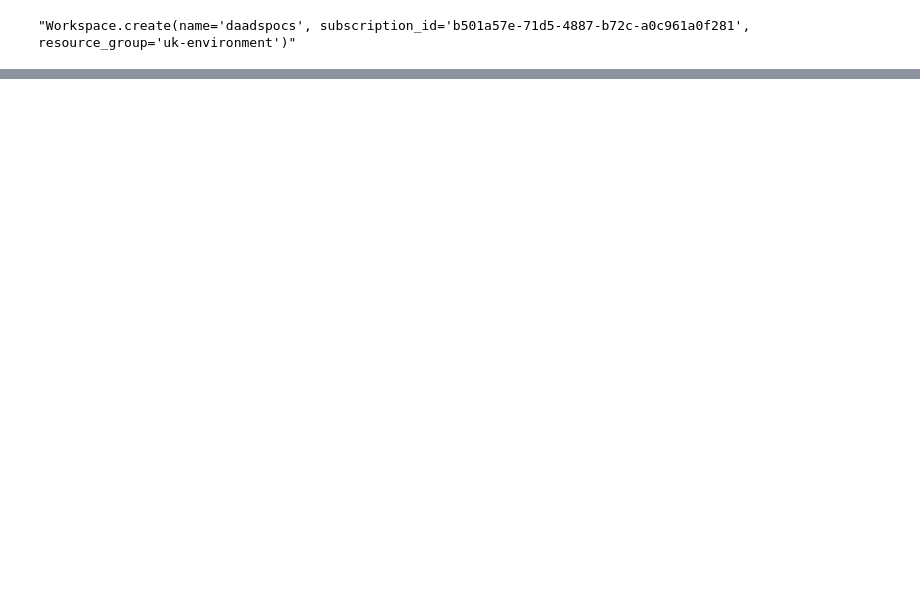
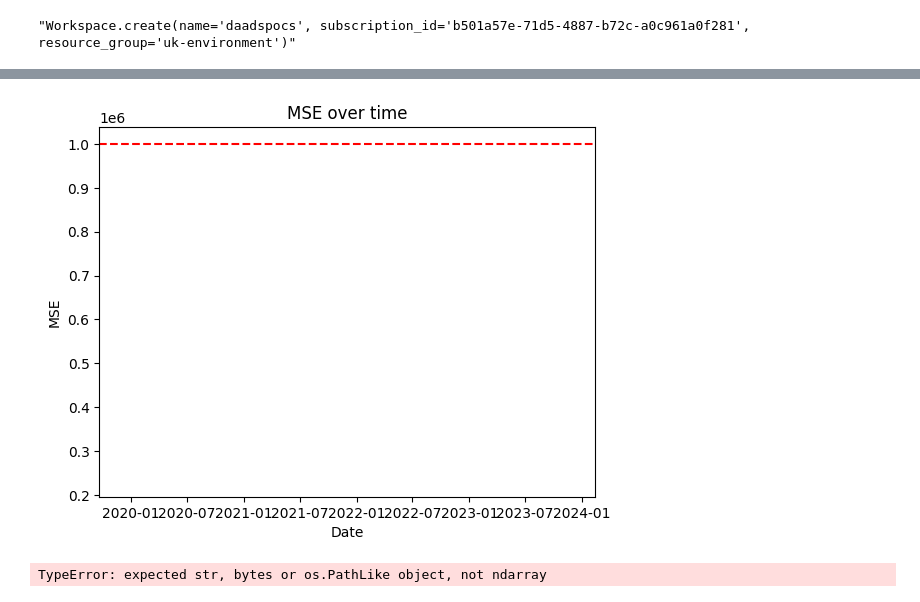
Before and after one commit to samhnatiuk/ftsedemo, a Jupyter notebook: demo.ipynb, the cells around one changed output, grey strips where cells are left out. Cells and saved outputs as stored; diff of their text form; code cells hidden in the pictures; blank space fills up the shorter version.

```diff
--- a/demo.ipynb
+++ b/demo.ipynb
@@ -443,0 +439,4 @@ AttributeError: type object 'MLClient' has no attribute 'from_connection_string'
+# %%
+ws_name = mlclient.workspace_name
+tracking_uri = mlclient.workspaces.get(ws_name).mlflow_tracking_uri
+mlflow.set_tracking_uri(tracking_uri)
@@ -443,0 +522,2 @@ AttributeError: type object 'MLClient' has no attribute 'from_connection_string'
+# %%
+model = mlflow.pyfunc.load_model(f"models:/lstm/Staging")
@@ -443,0 +544,3 @@ AttributeError: type object 'MLClient' has no attribute 'from_connection_string'
+# %%
+newdata = yf.download("^FTSE", start="2021-12-02")
+newdata
@@ -443,0 +565,58 @@ AttributeError: type object 'MLClient' has no attribute 'from_connection_string'
+# %%
+def trigger_retrain(mean_error_threshold: float) -> None:
+
+    mlflow.start_run(run_name="lstm data drift check")
+
+    avg_error = 0
+    list_of_errors = np.array([])
+    list_of_dates = np.array([])
+    threshold_broken = False
+
+    for date, column in newdata.iterrows():
+
+        clear_output(wait=True)
+
+        with mlflow.start_run(nested=True, run_name=date.strftime("%Y-%m-%d")):
+            day_data = column.to_frame().transpose()
+            X, y = day_data.drop('Adj Close', axis=1), day_data[['Adj Close']]
+            y_pred = model.predict(X)
+            error = (y-y_pred) ** 2
+
+            list_of_dates = np.append(list_of_dates, date)
+            list_of_errors = np.append(list_of_errors, error)
+
+            avg_error = np.average(list_of_errors)
+
+            fig, ax = plt.subplots()
+            ax.plot(list_of_dates, list_of_errors)
+            ax.set_title('MSE over time')
+            ax.set_xlabel('Date')
+            ax.set_ylabel('MSE')
+            ax.axhline(mean_error_threshold, color='r', linestyle='--')
+
+            plt.show()
+            mlflow.log_figure(fig, "mse.png")
+            mlflow.log_artifact(np.column_stack((list_of_dates, list_of_errors)), artifact_path='errors')
+
+            mlflow.log_metric("rolling_mse", avg_error)
+
+        if avg_error > mean_error_threshold:
+            threshold_broken = True
+            break
+
+    mlflow.end_run()
+    clear_output(wait=True)
+
+    if threshold_broken:
+        print("Drift threshold exceeded. Retraining...")
+
+        data_used = newdata[newdata.index <= (date)]
+        all_data = pd.concat([data, data_used])
+        runname = "aalstm_retrain"
+        train_model(all_data, n_epochs=1, test_size=25)
+
+
+trigger_retrain(1000000)
+# %% [output]
+[figure, added]
+TypeError: expected str, bytes or os.PathLike object, not ndarray
```
Also changed, not shown: parts of 26 cells of this notebook, 1 other file.
